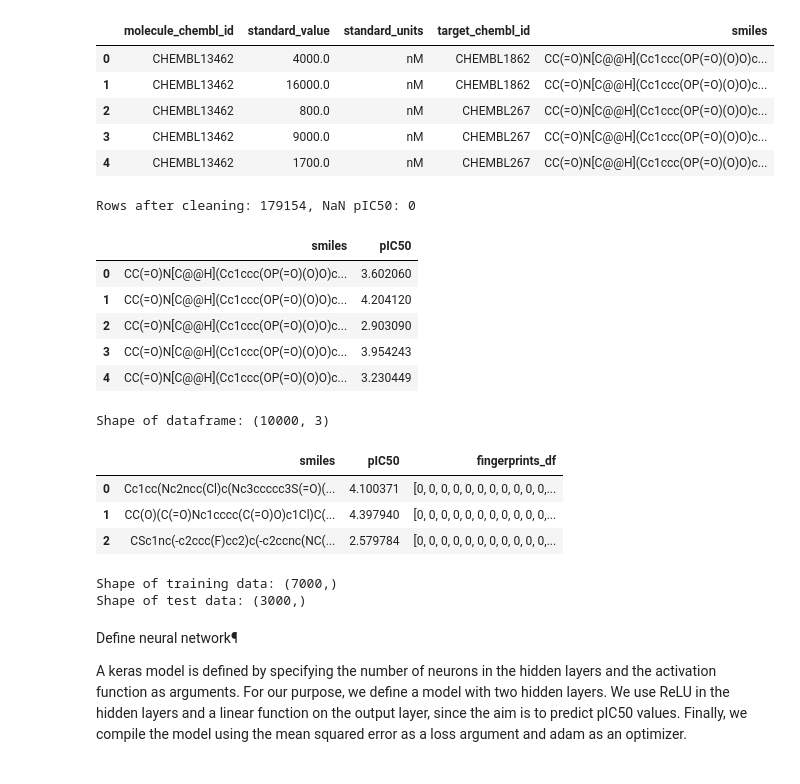
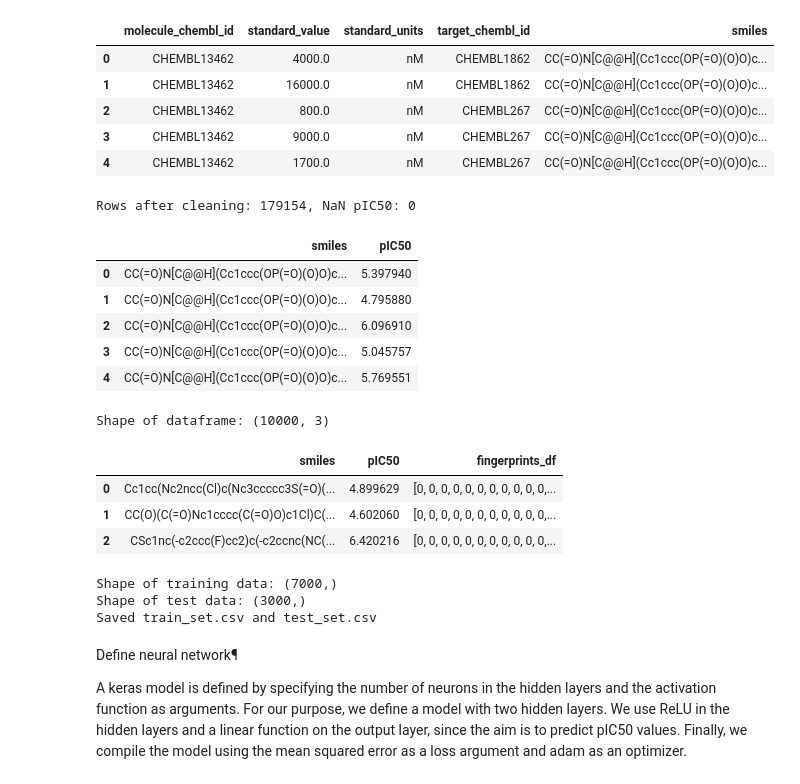
Before and after one commit to gutheb/datascience_open, a Jupyter notebook: mainnotebook.ipynb, the cells around one changed output. Saved outputs shown, nothing was run; the diff lists cells and outputs as text; code cells hidden in the pictures.

```diff
--- a/mainnotebook.ipynb
+++ b/mainnotebook.ipynb
@@ -60,25 +60,25 @@ df.head()
 # %%
 # Keep necessary columns in needed format and save as csv
 chembl_df = df[["smiles", "standard_value"]].dropna()
 chembl_df = chembl_df[chembl_df["standard_value"] > 0].reset_index(drop=True)
 smiles = []
 pIC50 = []
 for row in chembl_df.itertuples():
     smiles.append(row.smiles)
-    pIC50.append(np.log10(row.standard_value))
+    pIC50.append(-np.log10(row.standard_value * 1e-9))
 chembl_df = pd.DataFrame({"smiles": smiles, "pIC50": pIC50})
 chembl_df.to_csv(HERE / "chembl_kinase.csv", index=False)
 print(f"Rows after cleaning: {len(chembl_df)}, NaN pIC50: {chembl_df['pIC50'].isna().sum()}")
 chembl_df.head()
 # NBVAL_CHECK_OUTPUT
 # %% [output]
 Rows after cleaning: 179154, NaN pIC50: 0
 |  | smiles | pIC50 |
-| 0 | CC(=O)N[C@@H](Cc1ccc(OP(=O)(O)O)c... | 3.602060 |
-| 1 | CC(=O)N[C@@H](Cc1ccc(OP(=O)(O)O)c... | 4.204120 |
-| 2 | CC(=O)N[C@@H](Cc1ccc(OP(=O)(O)O)c... | 2.903090 |
-| 3 | CC(=O)N[C@@H](Cc1ccc(OP(=O)(O)O)c... | 3.954243 |
-| 4 | CC(=O)N[C@@H](Cc1ccc(OP(=O)(O)O)c... | 3.230449 |
+| 0 | CC(=O)N[C@@H](Cc1ccc(OP(=O)(O)O)c... | 5.397940 |
+| 1 | CC(=O)N[C@@H](Cc1ccc(OP(=O)(O)O)c... | 4.795880 |
+| 2 | CC(=O)N[C@@H](Cc1ccc(OP(=O)(O)O)c... | 6.096910 |
+| 3 | CC(=O)N[C@@H](Cc1ccc(OP(=O)(O)O)c... | 5.045757 |
+| 4 | CC(=O)N[C@@H](Cc1ccc(OP(=O)(O)O)c... | 5.769551 |
 # %%
 # Proposal 3: sample a subset for faster prototyping (comment out to use full dataset)
 chembl_df = chembl_df.sample(n=10000, random_state=42).reset_index(drop=True)
@@ -128,9 +128,9 @@ chembl_df.head(3)
 # %% [output]
 Shape of dataframe: (10000, 3)
 |  | smiles | pIC50 | fingerprints_df |
-| 0 | Cc1cc(Nc2ncc(Cl)c(Nc3ccccc3S(=O)(... | 4.100371 | [0, 0, 0, 0, 0, 0, 0, 0, 0, 0, 0,... |
-| 1 | CC(O)(C(=O)Nc1cccc(C(=O)O)c1Cl)C(... | 4.397940 | [0, 0, 0, 0, 0, 0, 0, 0, 0, 0, 0,... |
-| 2 | CSc1nc(-c2ccc(F)cc2)c(-c2ccnc(NC(... | 2.579784 | [0, 0, 0, 0, 0, 0, 0, 0, 0, 0, 0,... |
+| 0 | Cc1cc(Nc2ncc(Cl)c(Nc3ccccc3S(=O)(... | 4.899629 | [0, 0, 0, 0, 0, 0, 0, 0, 0, 0, 0,... |
+| 1 | CC(O)(C(=O)Nc1cccc(C(=O)O)c1Cl)C(... | 4.602060 | [0, 0, 0, 0, 0, 0, 0, 0, 0, 0, 0,... |
+| 2 | CSc1nc(-c2ccc(F)cc2)c(-c2ccnc(NC(... | 6.420216 | [0, 0, 0, 0, 0, 0, 0, 0, 0, 0, 0,... |
 # %%
 #save the dataframe with fingerprints as csv
 chembl_df.to_csv(HERE / "chembl_kinase_fps.csv", index=False)
@@ -143,10 +143,18 @@ x_train, x_test, y_train, y_test = train_test_split(
 # Print the shape of training and testing data
 print("Shape of training data:", x_train.shape)
 print("Shape of test data:", x_test.shape)
+
+# Save training and test sets as separate CSV files
+train_df = pd.DataFrame({"fingerprints_df": x_train.values, "pIC50": y_train.values.flatten()})
+test_df = pd.DataFrame({"fingerprints_df": x_test.values, "pIC50": y_test.values.flatten()})
+train_df.to_csv(HERE / "train_set.csv", index=False)
+test_df.to_csv(HERE / "test_set.csv", index=False)
+print("Saved train_set.csv and test_set.csv")
 # NBVAL_CHECK_OUTPUT
 # %% [output]
 Shape of training data: (7000,)
 Shape of test data: (3000,)
+Saved train_set.csv and test_set.csv
 # %% [markdown]
 Define neural network¶
 
```
Also changed, not shown: parts of 9 cells of this notebook, 10 other files.
